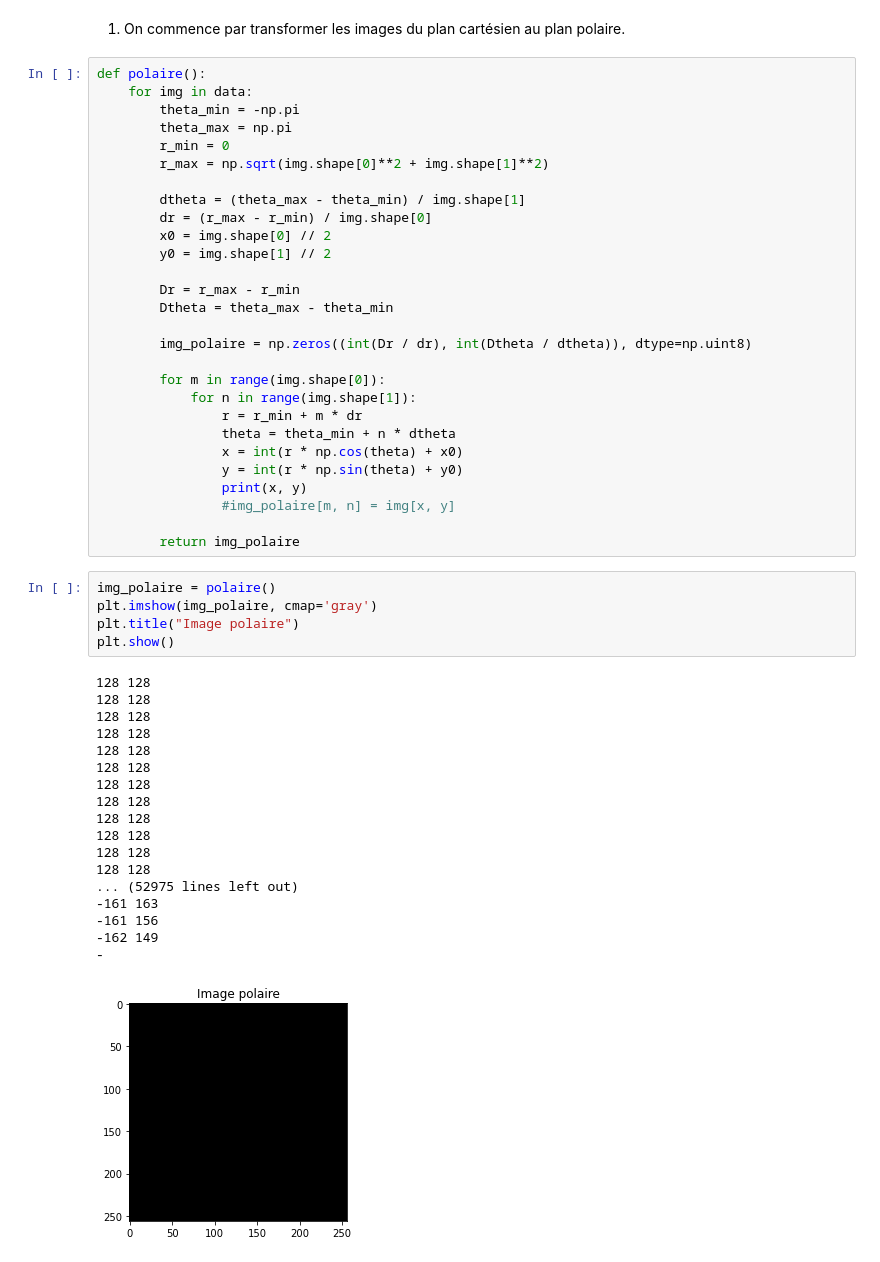
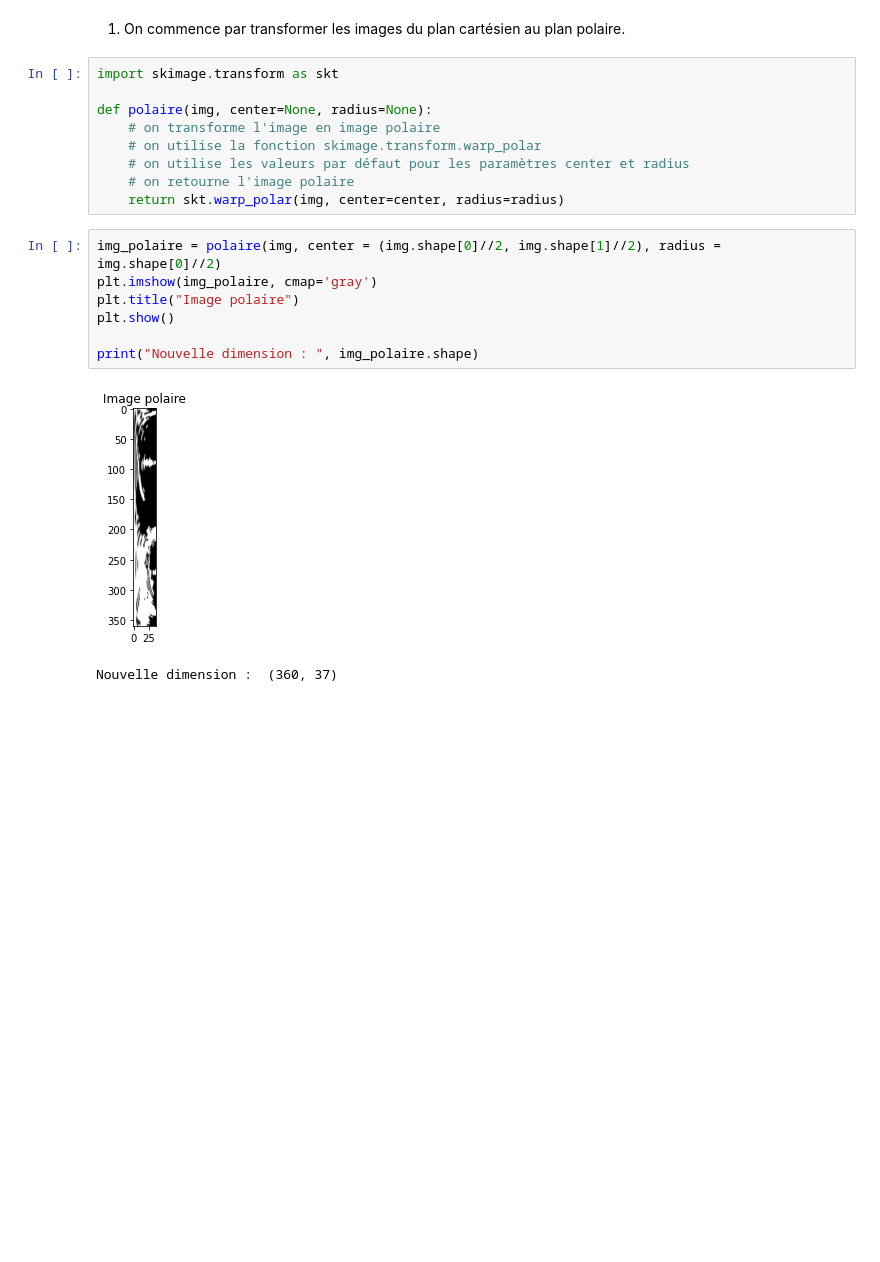
Before and after one commit to thomas40510/MLMythe, a Jupyter notebook: BE-noté/BE noté PRV.ipynb, the cells around one changed output. Cells and saved outputs as stored; diff of their text form; blank space fills up the shorter version.

```diff
--- a/BE-noté/BE noté PRV.ipynb
+++ b/BE-noté/BE noté PRV.ipynb
@@ -135,55 +135,22 @@ Dimensions de la matrice de données :  (810, 20, 36)
 ## Partie 2. Extraction des caractéristiques discriminantes -- image polaire
 # %% [markdown]
 1. On commence par transformer les images du plan cartésien au plan polaire.
-# %%
-def polaire():
-    for img in data:
-        theta_min = -np.pi
-        theta_max = np.pi
-        r_min = 0
-        r_max = np.sqrt(img.shape[0]**2 + img.shape[1]**2)
-
-        dtheta = (theta_max - theta_min) / img.shape[1]
-        dr = (r_max - r_min) / img.shape[0]
-        x0 = img.shape[0] // 2
-        y0 = img.shape[1] // 2
-
-        Dr = r_max - r_min
-        Dtheta = theta_max - theta_min
-
-        img_polaire = np.zeros((int(Dr / dr), int(Dtheta / dtheta)), dtype=np.uint8)
-
-        for m in range(img.shape[0]):
-            for n in range(img.shape[1]):
-                r = r_min + m * dr
-                theta = theta_min + n * dtheta
-                x = int(r * np.cos(theta) + x0)
-                y = int(r * np.sin(theta) + y0)
-                print(x, y)
-                #img_polaire[m, n] = img[x, y]
-
-        return img_polaire
+# %%
+import skimage.transform as skt
+
+def polaire(img, center=None, radius=None):
+    # on transforme l'image en image polaire
+    # on utilise la fonction skimage.transform.warp_polar
+    # on utilise les valeurs par défaut pour les paramètres center et radius
+    # on retourne l'image polaire
+    return skt.warp_polar(img, center=center, radius=radius)
 # %%
-img_polaire = polaire()
+img_polaire = polaire(img, center = (img.shape[0]//2, img.shape[1]//2), radius = img.shape[0]//2)
 plt.imshow(img_polaire, cmap='gray')
 plt.title("Image polaire")
 plt.show()
+
+print("Nouvelle dimension : ", img_polaire.shape)
 # %% [output]
+[figure, new version]
-128 128
-128 128
-128 128
-128 128
-128 128
-128 128
-128 128
-128 128
-128 128
-128 128
-128 128
-128 128
-... (52975 lines left out)
--161 163
--161 156
--162 149
--
+Nouvelle dimension :  (360, 37)
-[figure, old version]
```
Also changed, not shown: parts of 10 cells of this notebook.
